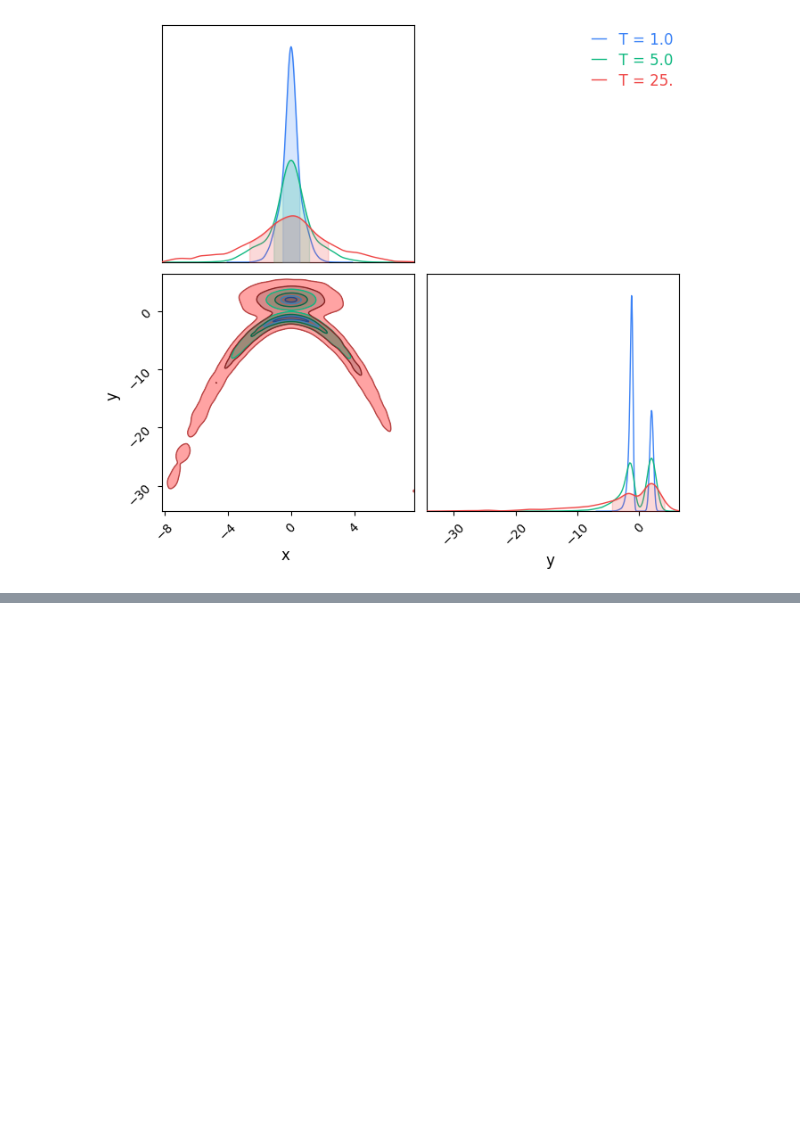
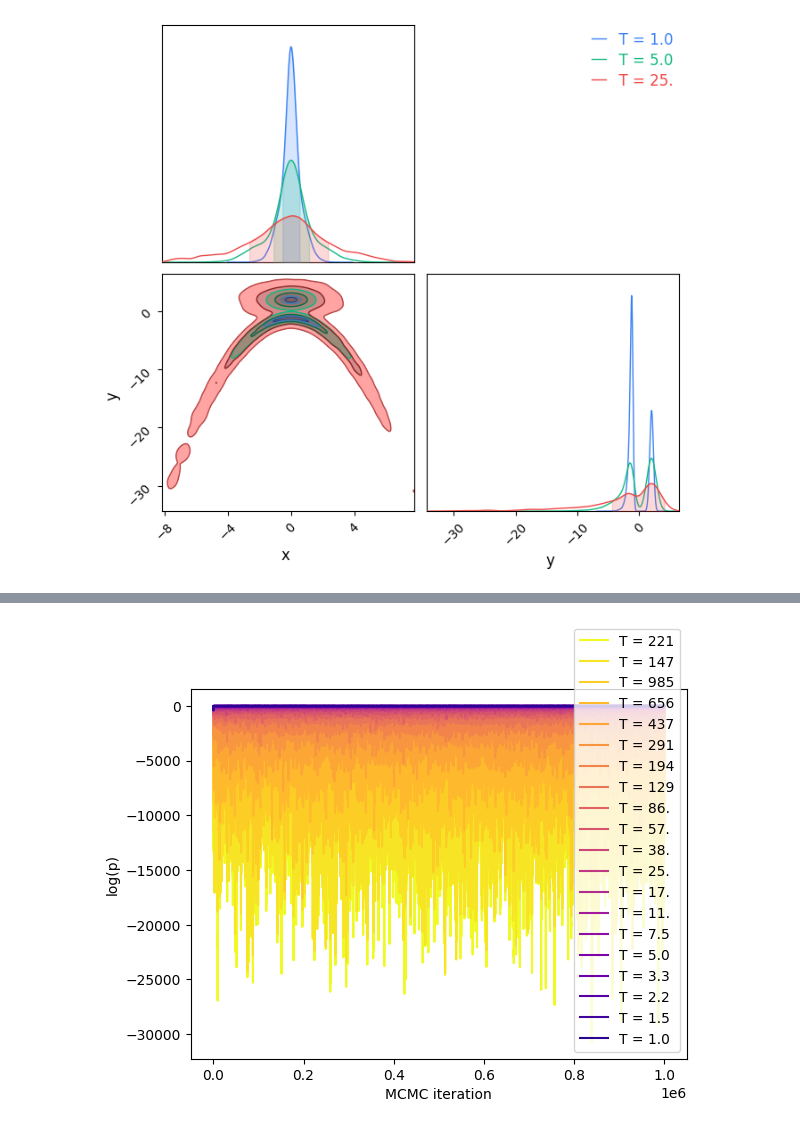
Before and after one commit to aiden-g12321/miscMCMC, a Jupyter notebook: samplers/pt_test.ipynb, the cells around one changed output, grey strips where cells are left out. Drawn from its saved outputs; the diff is of its cells as text; code cells hidden in the pictures; blank space fills up the shorter version.

Commit message:
"testing JAX sampler"

```diff
--- a/samplers/pt_test.ipynb
+++ b/samplers/pt_test.ipynb
@@ -207,0 +218,25 @@ Parameter y in chain T = 5.0 is not constrained
+# %%
+# convert parameter bounds to JAX arrays
+jax_x_mins = jnp.array(x_mins)
+jax_x_maxs = jnp.array(x_maxs)
+ndim = jax_x_maxs.shape[0]
+# log-pdf of multivariate normal in JAX
+def jax_mv_logpdf(x, temperature=1.0):
+    return jax_scipy_mv.logpdf(x, mean, cov) / temperature
+fast_mv_logpdf = jit(jax_mv_logpdf)
+# %%
+num_samples = int(1e6)
+num_chains = 20
+samples, logpdfs, temperature_ladder = JAX_PTMCMC(num_samples=num_samples,
+                                                  num_chains=num_chains,
+                                                  logpdf_func=jax_mv_logpdf,
+                                                  x0=jnp.zeros(ndim),
+                                                  x_mins=jax_x_mins,
+                                                  x_maxs=jax_x_maxs,
+                                                  Fisher_jump_weight=20,
+                                                  DE_jump_weight=10,
+                                                  PT_swap_weight=20,
+                                                  seed=0)
+# transpose arrays so (num_chains, num_samples,)
+samples = np.transpose(samples, (1, 0, 2))
+logpdfs = np.transpose(logpdfs, (1, 0))
@@ -207,0 +260,12 @@ Parameter y in chain T = 5.0 is not constrained
+# %%
+# plot log-pdf values
+chain_colors = list(reversed([plt.cm.plasma(i / num_chains) for i in range(1, num_chains + 1)]))
+
+for j, (temp, color) in enumerate(zip(temperature_ladder[::-1], chain_colors)):
+    plt.plot(logpdfs[::-1][j] * temp, color=color, label=f'T = {str(temp)[:3]}')
+plt.xlabel('MCMC iteration')
+plt.ylabel('log(p)')
+plt.legend(loc='lower right')
+plt.show()
+# %% [output]
+[figure, added]
```
Also changed, not shown: parts of 7 cells of this notebook.
